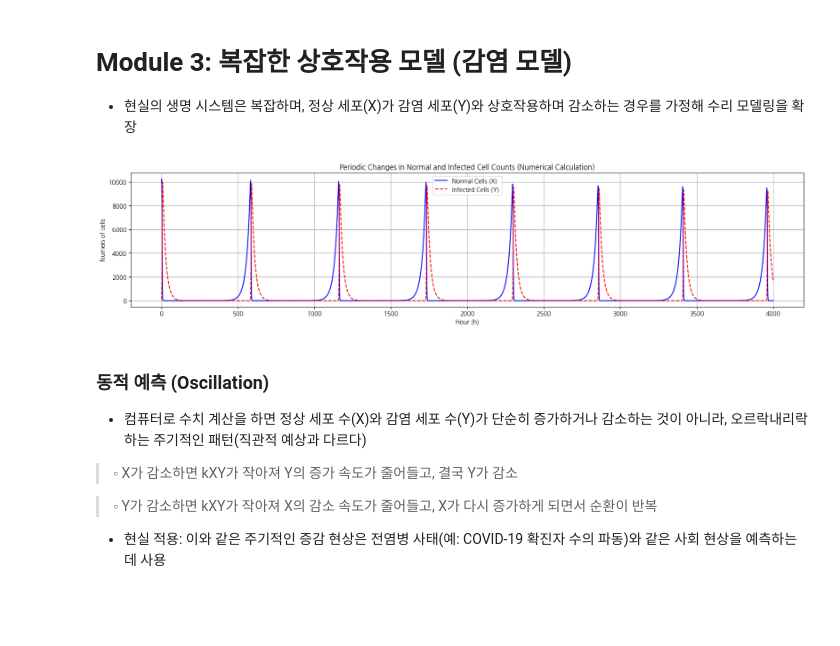
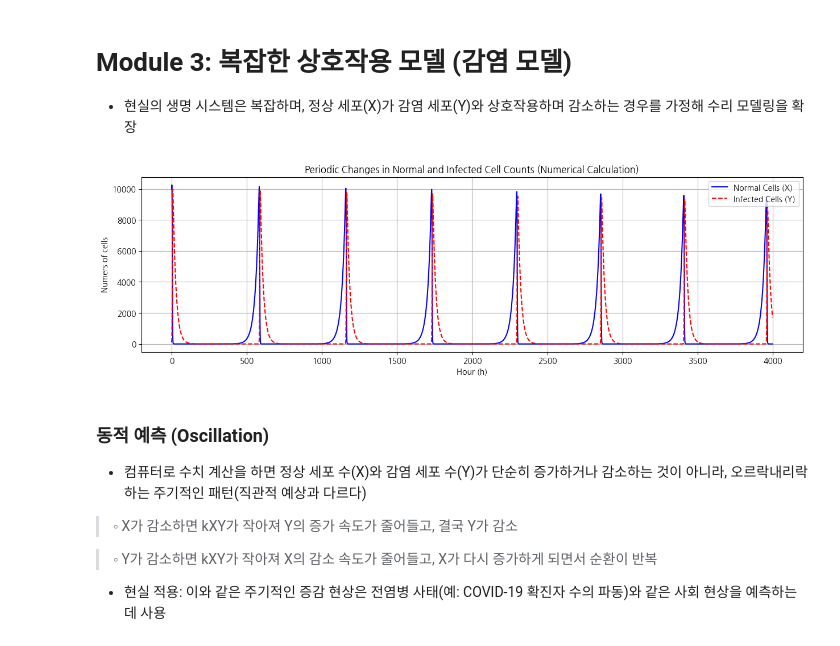
Before and after one commit to ancestor9/2026_Spring_Modeling-and-Simulation, a Jupyter notebook: 세포감염_Simulation.ipynb, the cells around one changed output. Drawn from its saved outputs; the diff is of its cells as text; code cells hidden in the pictures; blank space fills up the shorter version.

```diff
--- a/세포감염_Simulation.ipynb
+++ b/세포감염_Simulation.ipynb
@@ -53,35 +53,35 @@ def interaction_model(t, Z):
 
     # 모델 상수 설정
     A = 1/24 # 정상 세포 증식율 (1/24 h)
     k = 0.0001 # 감염 속도 상수 (k값이 클수록 감염 속도 빠름)
     d = 0.05  # 감염 세포 사멸 속도 상수
 
     dXdt = A * X - k * X * Y
     dYdt = k * X * Y - d * Y
 
     return [dXdt, dYdt]
 
 # 2. 초기 조건 설정
 Z0 = [10000, 100] # 초기 [X0, Y0] (정상 세포 10000, 감염 세포 100)
 end_t_span = 4000 # 시뮬레이션 마지막 시간
 t_span = (0, end_t_span) # 시뮬레이션 시간 (0시간부터 400시간까지) - 튜플로 수정
 t_points = np.linspace(0, t_span[1], end_t_span)
 
 # 3. 미분방정식 풀이
 solution = solve_ivp(interaction_model, t_span, Z0, t_eval=t_points)
 
 # 4. 결과 시각화
-plt.figure(figsize=(20, 4))
+plt.figure(figsize=(15, 4))
 plt.plot(solution.t, solution.y[0], label='Normal Cells (X)', color='blue')
 plt.plot(solution.t, solution.y[1], label='Infected Cells (Y)', color='red', linestyle='--')
 plt.xlabel('Hour (h)')
 plt.ylabel('Numers of cells')
 plt.title('Periodic Changes in Normal and Infected Cell Counts (Numerical Calculation)')
 plt.legend()
 plt.grid(True)
 plt.show()
 # %% [output]
-[figure, old version]
+[figure, new version]
 # %% [markdown]
 ### 동적 예측 (Oscillation)
 - 컴퓨터로 수치 계산을 하면 정상 세포 수(X)와 감염 세포 수(Y)가 단순히 증가하거나 감소하는 것이 아니라, 오르락내리락하는 주기적인 패턴(직관적 예상과 다르다)
```
Also changed, not shown: parts of 4 cells of this notebook.
